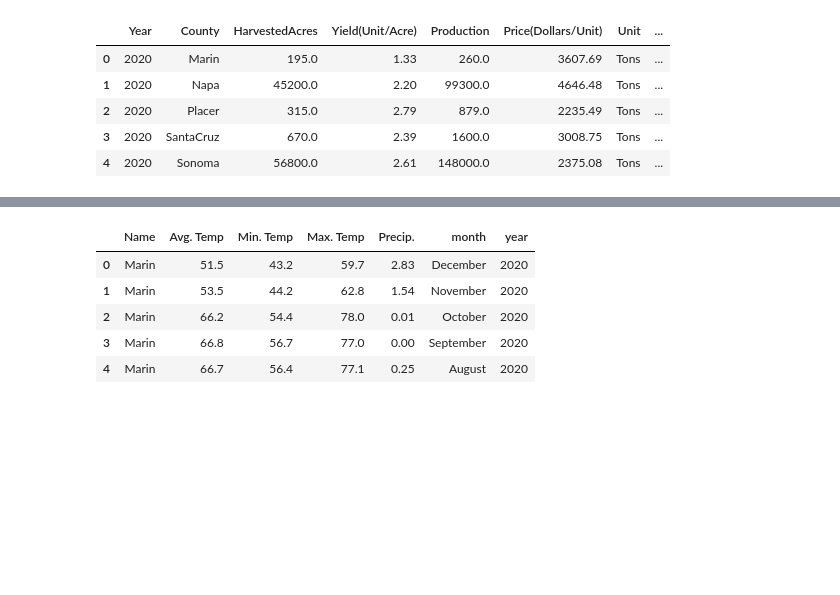
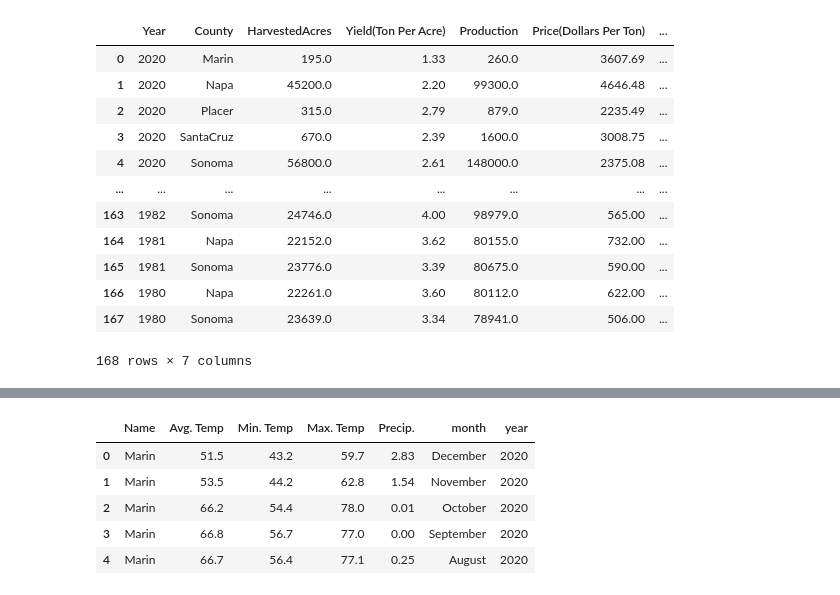
Before and after one commit to m-janssens-boop/dabc_project_one, a Jupyter notebook: data/data_stats_analysis.ipynb, the cells around one changed output, grey strips where cells are left out. Cells and saved outputs as stored; diff of their text form; code cells hidden in the pictures; blank space fills up the shorter version.

```diff
--- a/data/data_stats_analysis.ipynb
+++ b/data/data_stats_analysis.ipynb
@@ -35,12 +33,26 @@ def plot_linearregression(x_values, y_values, x_label, y_label, county, annotati
 # %%
 #Read in csv file for top five counties and display dataframe
 
 top_five_df = pd.read_csv('resources/top_five_counties.csv')
-top_five_df.head()
+
+#Rename price(dollars/unit) to price (dollars/ton) and delete unit column
+top_five_df.rename(columns = {'Yield(Unit/Acre)': 'Yield(Ton Per Acre)', 'Price(Dollars/Unit)': 'Price(Dollars Per Ton)'}, inplace = True)
+
+#Drop Unit column
+top_five_df.drop(columns = ['Unit'], inplace = True)
+
+top_five_df
 # %% [output]
-|  | Year | County | HarvestedAcres | Yield(Unit/Acre) | Production | Price(Dollars/Unit) | Unit | ... |
-| 0 | 2020 | Marin | 195.0 | 1.33 | 260.0 | 3607.69 | Tons | ... |
-| 1 | 2020 | Napa | 45200.0 | 2.20 | 99300.0 | 4646.48 | Tons | ... |
-| 2 | 2020 | Placer | 315.0 | 2.79 | 879.0 | 2235.49 | Tons | ... |
-| 3 | 2020 | SantaCruz | 670.0 | 2.39 | 1600.0 | 3008.75 | Tons | ... |
-| 4 | 2020 | Sonoma | 56800.0 | 2.61 | 148000.0 | 2375.08 | Tons | ... |
+|  | Year | County | HarvestedAcres | Yield(Ton Per Acre) | Production | Price(Dollars Per Ton) | ... |
+| 0 | 2020 | Marin | 195.0 | 1.33 | 260.0 | 3607.69 | ... |
+| 1 | 2020 | Napa | 45200.0 | 2.20 | 99300.0 | 4646.48 | ... |
+| 2 | 2020 | Placer | 315.0 | 2.79 | 879.0 | 2235.49 | ... |
+| 3 | 2020 | SantaCruz | 670.0 | 2.39 | 1600.0 | 3008.75 | ... |
+| 4 | 2020 | Sonoma | 56800.0 | 2.61 | 148000.0 | 2375.08 | ... |
+| ... | ... | ... | ... | ... | ... | ... | ... |
+| 163 | 1982 | Sonoma | 24746.0 | 4.00 | 98979.0 | 565.00 | ... |
+| 164 | 1981 | Napa | 22152.0 | 3.62 | 80155.0 | 732.00 | ... |
+| 165 | 1981 | Sonoma | 23776.0 | 3.39 | 80675.0 | 590.00 | ... |
+| 166 | 1980 | Napa | 22261.0 | 3.60 | 80112.0 | 622.00 | ... |
+| 167 | 1980 | Sonoma | 23639.0 | 3.34 | 78941.0 | 506.00 | ... |
+168 rows × 7 columns
```
Also changed, not shown: parts of 8 cells of this notebook.
